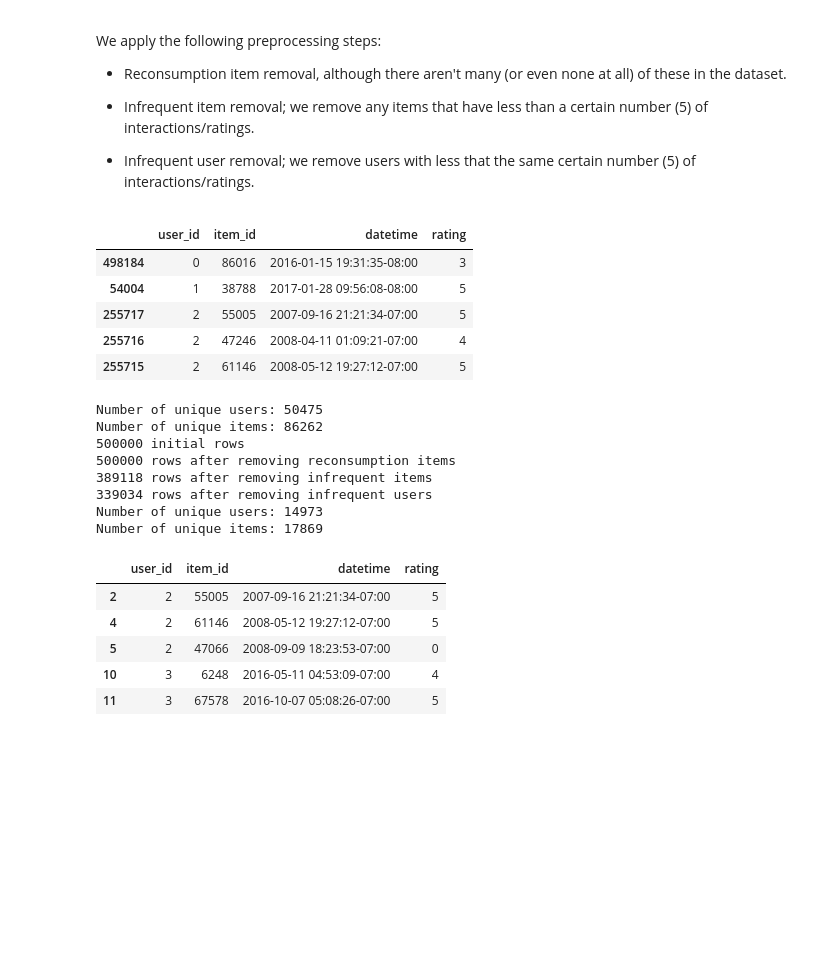
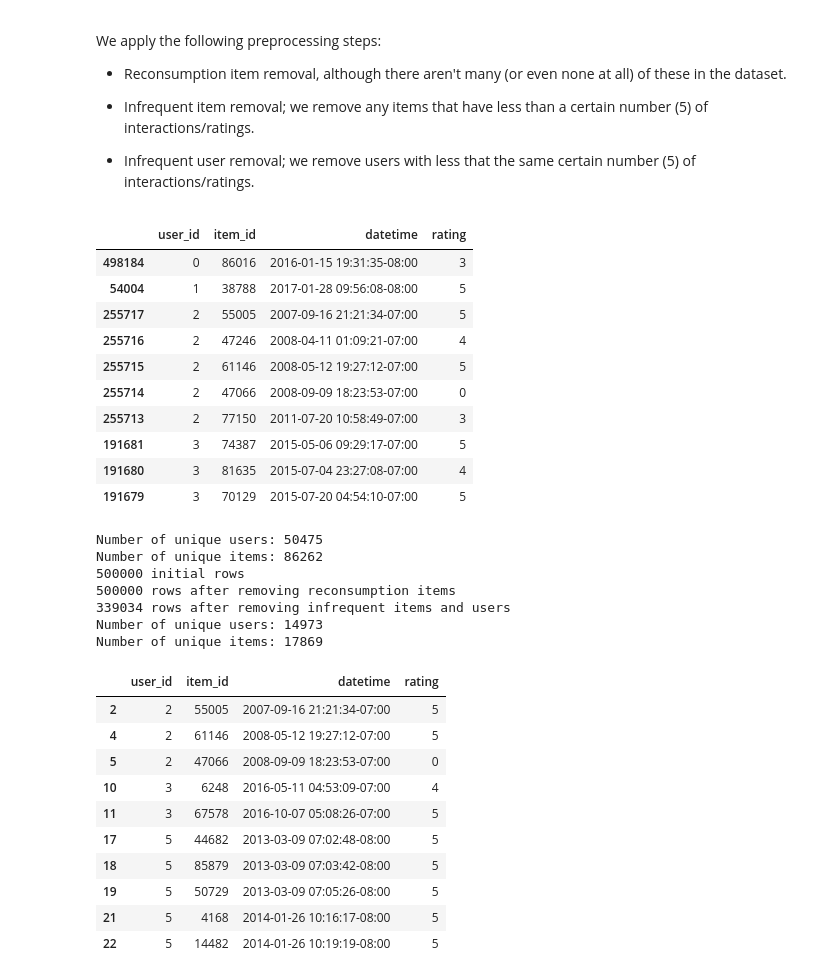
Before and after one commit to JulesDesmet/rbm_recommender, a Jupyter notebook: main.ipynb, the cells around one changed output. Cells and saved outputs as stored; diff of their text form; code cells hidden in the pictures; blank space fills up the shorter version.

Commit message:
Included the ratings in the processed dataset (WIP), and modified the preprocessing step slightly and added some documentation for this change

```diff
--- a/main.ipynb
+++ b/main.ipynb
@@ -185,51 +191,56 @@ We apply the following preprocessing steps:
 def preprocess(df: pd.DataFrame, min_support: int = 5) -> pd.DataFrame:
     """
     Removes reconsumption items, items that have less than `min_support` interactions, and users that have less than
-    `min_support` interactions.
+    `min_support` interactions. In some cases, removing an infrequent item may turn a frequent user into an infrequent
+    one, and vice versa. In these cases, we don't remove the now infrequent user/item, we only consider the original
+    frequency. As such, the preprocessed dataset may contain some users and items that don't reach the minimum support
+    limit.
     """
     print(df.shape[0], "initial rows")
     # Drop reconsumption items
     df = df.drop_duplicates(subset=["user_id", "item_id"])
     print(df.shape[0], "rows after removing reconsumption items")
     # Compute user and item counts
     g1 = df.groupby("item_id", as_index=False)["user_id"].size()
     g1 = g1.rename({"size": "users_per_item"}, axis="columns")
     g2 = df.groupby("user_id", as_index=False)["item_id"].size()
     g2 = g2.rename({"size": "items_per_user"}, axis="columns")
     df = pd.merge(df, g1, how="left", on=["item_id"])
     df = pd.merge(df, g2, how="left", on=["user_id"])
     # Drop items and users with less than `min_support` interactions
-    df = df[df["users_per_item"] >= min_support]
-    print(df.shape[0], "rows after removing infrequent items")
-    df = df[df["items_per_user"] >= min_support]
-    print(df.shape[0], "rows after removing infrequent users")
+    df = df[(df["users_per_item"] >= min_support) & (df["items_per_user"] >= min_support)]
+    print(df.shape[0], "rows after removing infrequent items and users")
     df.drop(columns=["users_per_item", "items_per_user"], inplace=True)
     return df
 
 
 processed_df = interactions_df[["user_id_int", "book_id_int", "date_updated", "rating"]].copy()
 processed_df = processed_df.rename(
     columns={"user_id_int": "user_id", "book_id_int": "item_id", "date_updated": "datetime"})
-display(processed_df.head(5))
+display(processed_df.head(10))
 print(f"Number of unique users:", processed_df["user_id"].nunique())
 print(f"Number of unique items:", processed_df["item_id"].nunique())
 processed_df = preprocess(processed_df)
 print(f"Number of unique users:", processed_df["user_id"].nunique())
 print(f"Number of unique items:", processed_df["item_id"].nunique())
-display(processed_df.head(5))
+display(processed_df.head(10))
 # %% [output]
 |  | user_id | item_id | datetime | rating |
 | 498184 | 0 | 86016 | 2016-01-15 19:31:35-08:00 | 3 |
 | 54004 | 1 | 38788 | 2017-01-28 09:56:08-08:00 | 5 |
 | 255717 | 2 | 55005 | 2007-09-16 21:21:34-07:00 | 5 |
 | 255716 | 2 | 47246 | 2008-04-11 01:09:21-07:00 | 4 |
 | 255715 | 2 | 61146 | 2008-05-12 19:27:12-07:00 | 5 |
+| 255714 | 2 | 47066 | 2008-09-09 18:23:53-07:00 | 0 |
+| 255713 | 2 | 77150 | 2011-07-20 10:58:49-07:00 | 3 |
+| 191681 | 3 | 74387 | 2015-05-06 09:29:17-07:00 | 5 |
+| 191680 | 3 | 81635 | 2015-07-04 23:27:08-07:00 | 4 |
+| 191679 | 3 | 70129 | 2015-07-20 04:54:10-07:00 | 5 |
 Number of unique users: 50475
 Number of unique items: 86262
 500000 initial rows
 500000 rows after removing reconsumption items
-389118 rows after removing infrequent items
-339034 rows after removing infrequent users
+339034 rows after removing infrequent items and users
 Number of unique users: 14973
 Number of unique items: 17869
 |  | user_id | item_id | datetime | rating |
@@ -238,6 +249,11 @@ Number of unique items: 17869
 | 5 | 2 | 47066 | 2008-09-09 18:23:53-07:00 | 0 |
 | 10 | 3 | 6248 | 2016-05-11 04:53:09-07:00 | 4 |
 | 11 | 3 | 67578 | 2016-10-07 05:08:26-07:00 | 5 |
+| 17 | 5 | 44682 | 2013-03-09 07:02:48-08:00 | 5 |
+| 18 | 5 | 85879 | 2013-03-09 07:03:42-08:00 | 5 |
+| 19 | 5 | 50729 | 2013-03-09 07:05:26-08:00 | 5 |
+| 21 | 5 | 4168 | 2014-01-26 10:16:17-08:00 | 5 |
+| 22 | 5 | 14482 | 2014-01-26 10:19:19-08:00 | 5 |
 # %%
 def split(items: list[int], percentage_train: float) -> pd.Series:
     nr_train_items = int(len(items) * percentage_train)
```
Also changed, not shown: parts of 11 cells of this notebook.
